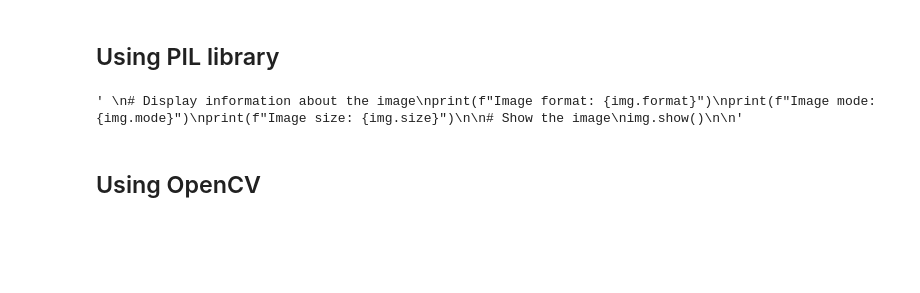
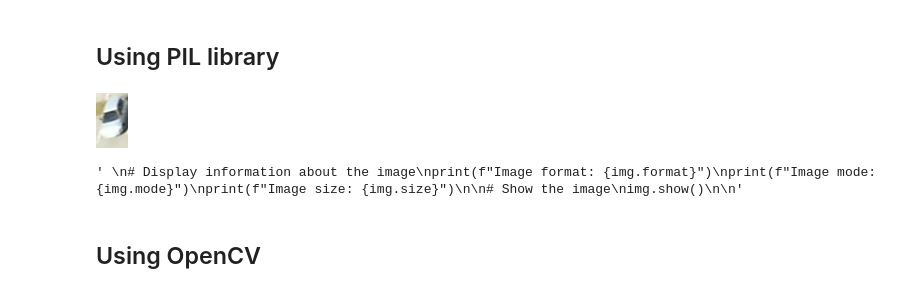
Before and after one commit to maxivmn/pklot, a Jupyter notebook: notebooks/test_data.ipynb, the cells around one changed output. Drawn from its saved outputs; the diff is of its cells as text; code cells hidden in the pictures; blank space fills up the shorter version.

```diff
--- a/notebooks/test_data.ipynb
+++ b/notebooks/test_data.ipynb
@@ -18,6 +20,10 @@ imge = '2012-12-07_17_22_25.jpg'
 imge_xml = '2012-12-07_17_22_25.xml'
 
 img = Image.open(img_path+imge)
+# %%
+img
+# %% [output]
+[figure, added]
 # %%
 '''
 # Display information about the image
```
Also changed, not shown: parts of 7 cells of this notebook, 10 other files.
